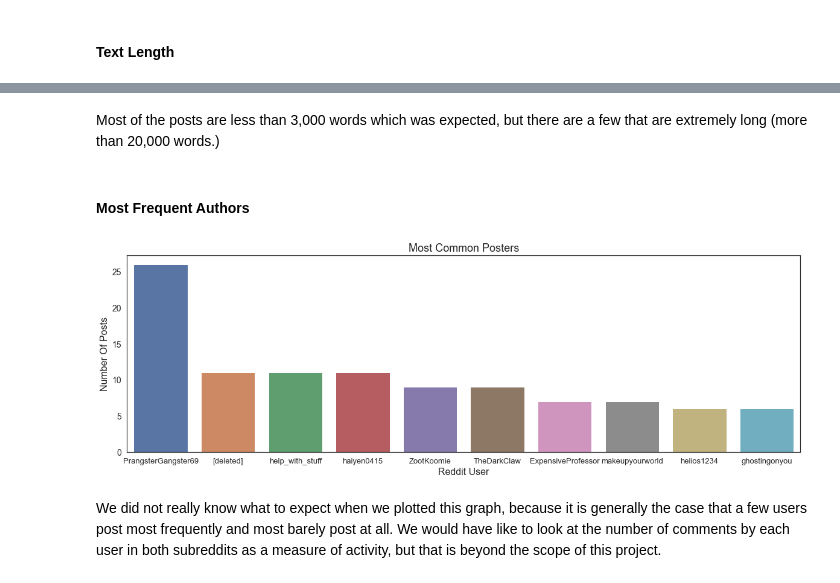
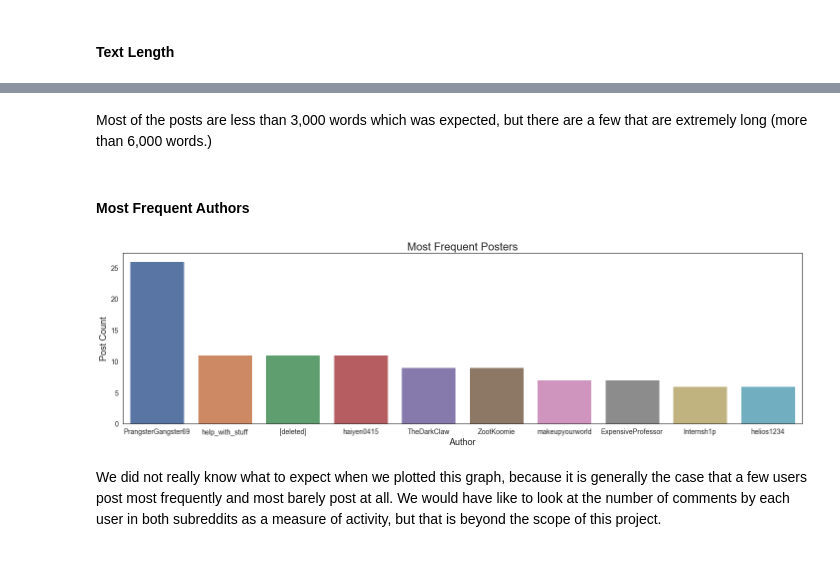
Before and after one commit to a-bergman/Reddit-Post-Classification, a Jupyter notebook: Code/Preprocessing & Modeling.ipynb, the cells around one changed output, grey strips where cells are left out. Saved outputs shown, nothing was run; the diff lists cells and outputs as text; code cells hidden in the pictures.

```diff
--- a/Code/Preprocessing & Modeling.ipynb
+++ b/Code/Preprocessing & Modeling.ipynb
@@ -157,18 +133,23 @@ plot_text_length_dist(length_list)
 # %% [markdown]
-Most of the posts are less than 3,000 words which was expected, but there are a few that are extremely long (more than 20,000 words.)
+Most of the posts are less than 3,000 words which was expected, but there are a few that are extremely long (more than 6,000 words.)
 # %% [markdown]
 ####  Most Frequent Authors
 # %%
 # Creating a dataframe of the most active unique authors
 
 author_count = pd.DataFrame(model_data["author"].value_counts().head(10))
 
-# Plotting the dataframe
+# Plotting the most active authors
 
-plot_most_frequent_authors(df  = author_count,
-                           col = "author")
+graphs.barplot(df     = author_count,
+               x      = author_count.index,
+               y      = "author",
+               title  = "Most Frequent Posters",
+               label  = "Author",
+               ylabel = "Post Count",
+               dim    = (20,6))
 # %% [output]
-[figure, old version]
+[figure, new version]
 # %% [markdown]
 We did not really know what to expect when we plotted this graph, because it is generally the case that a few users post most frequently and most barely post at all.  We would have like to look at the number of comments by each user in both subreddits as a measure of activity, but that is beyond the scope of this project.
 # %% [markdown]
```
Also changed, not shown: parts of 51 cells of this notebook, 2 other files.
